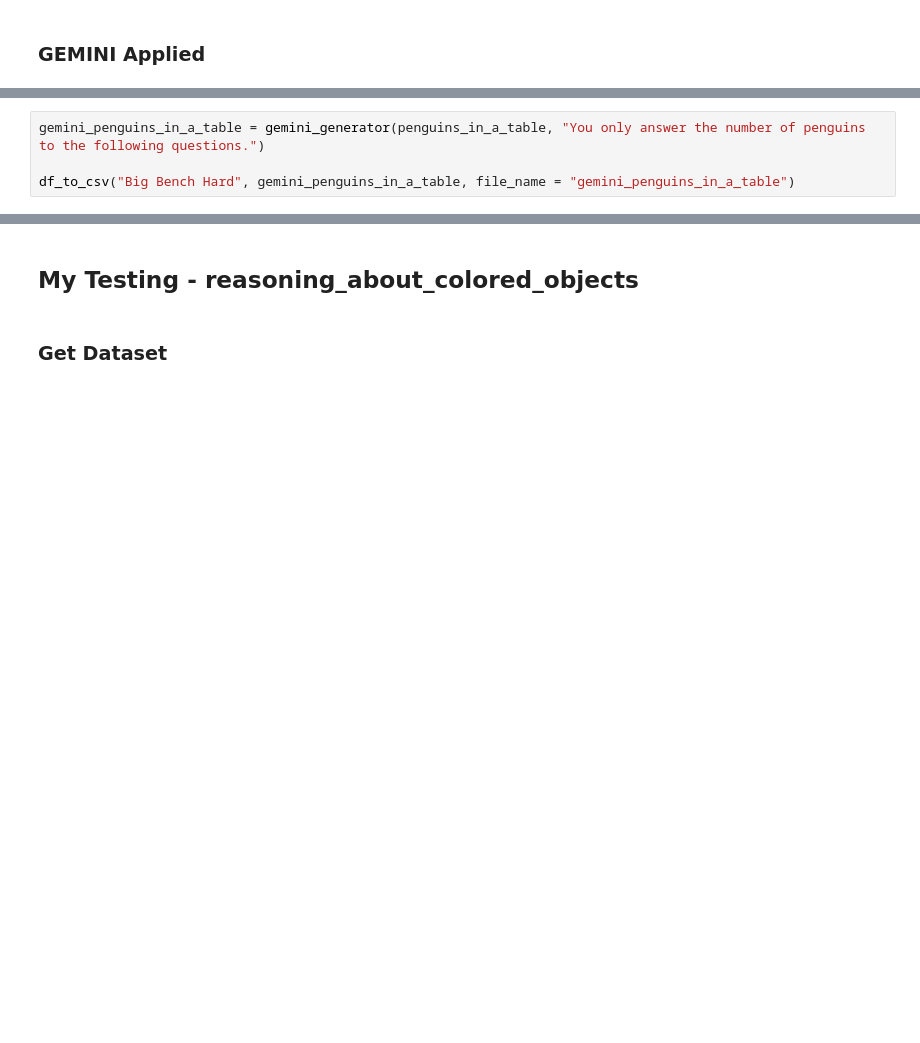
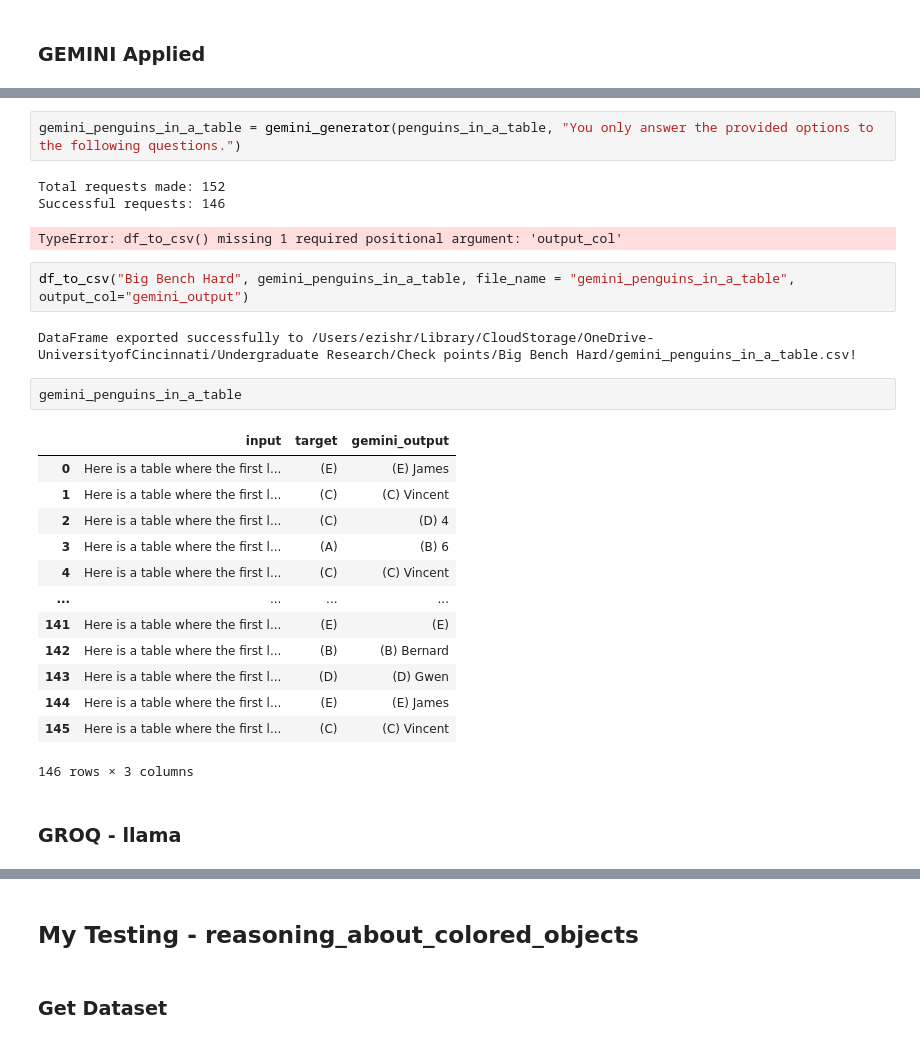
Before and after one commit to ezishr/Undergraduate-Research, a Jupyter notebook: Check points/Big Bench Hard/bigBenchHardEDA.ipynb, the cells around one changed output, grey strips where cells are left out. Cells and saved outputs as stored; diff of their text form; blank space fills up the shorter version.

```diff
--- a/Check points/Big Bench Hard/bigBenchHardEDA.ipynb
+++ b/Check points/Big Bench Hard/bigBenchHardEDA.ipynb
@@ -1787,4 +2050,28 @@ penguins_in_a_table.head()
 # %%
-gemini_penguins_in_a_table = gemini_generator(penguins_in_a_table, "You only answer the number of penguins to the following questions.")
-
-df_to_csv("Big Bench Hard", gemini_penguins_in_a_table, file_name = "gemini_penguins_in_a_table")
+gemini_penguins_in_a_table = gemini_generator(penguins_in_a_table, "You only answer the provided options to the following questions.")
+# %% [output]
+Total requests made: 152
+Successful requests: 146
+TypeError: df_to_csv() missing 1 required positional argument: 'output_col'
+# %%
+df_to_csv("Big Bench Hard", gemini_penguins_in_a_table, file_name = "gemini_penguins_in_a_table", output_col="gemini_output")
+# %% [output]
+DataFrame exported successfully to /Users/ezishr/Library/CloudStorage/OneDrive-UniversityofCincinnati/Undergraduate Research/Check points/Big Bench Hard/gemini_penguins_in_a_table.csv!
+# %%
+gemini_penguins_in_a_table
+# %% [output]
+|  | input | target | gemini_output |
+| 0 | Here is a table where the first l... | (E) | (E) James |
+| 1 | Here is a table where the first l... | (C) | (C) Vincent |
+| 2 | Here is a table where the first l... | (C) | (D) 4 |
+| 3 | Here is a table where the first l... | (A) | (B) 6 |
+| 4 | Here is a table where the first l... | (C) | (C) Vincent |
+| ... | ... | ... | ... |
+| 141 | Here is a table where the first l... | (E) | (E) |
+| 142 | Here is a table where the first l... | (B) | (B) Bernard |
+| 143 | Here is a table where the first l... | (D) | (D) Gwen |
+| 144 | Here is a table where the first l... | (E) | (E) James |
+| 145 | Here is a table where the first l... | (C) | (C) Vincent |
+146 rows × 3 columns
+# %% [markdown]
+### GROQ - llama
```
Also changed, not shown: parts of 40 cells of this notebook, 18 other files.
